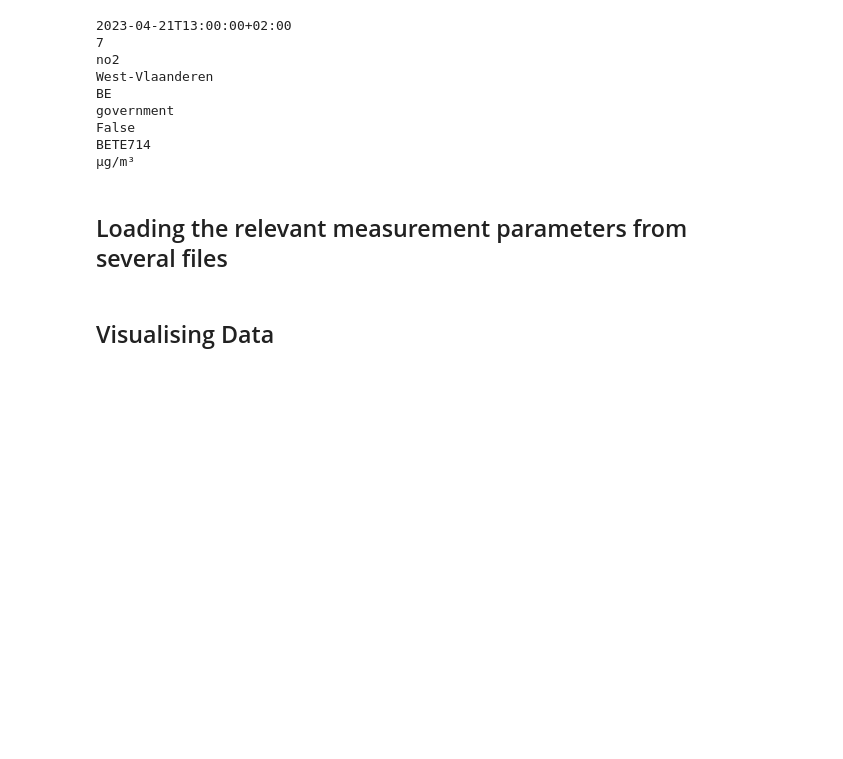
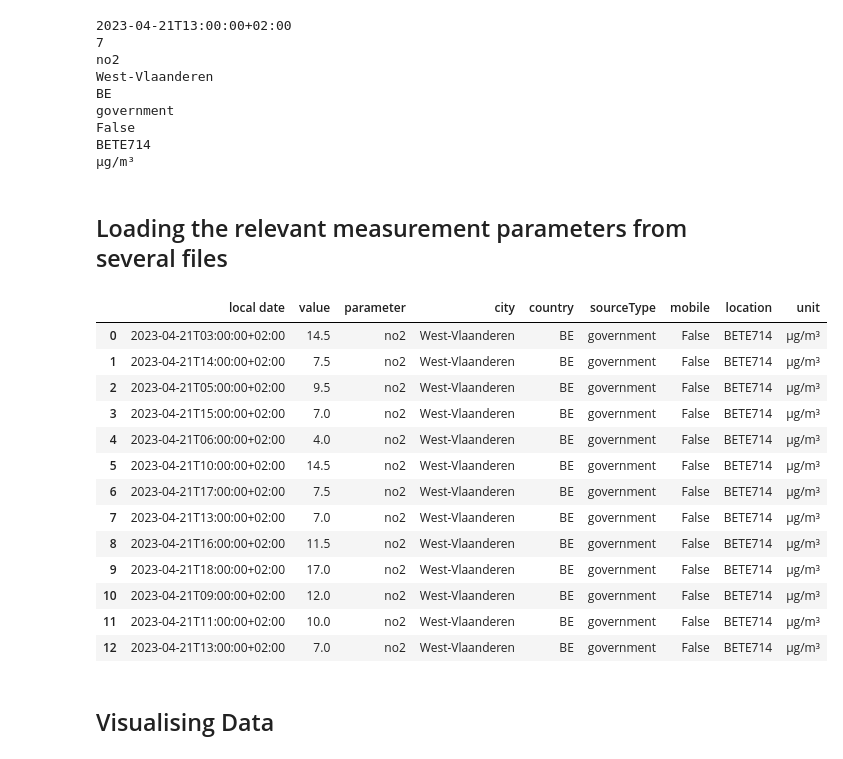
Before and after one commit to gkrampah/inter_project, a Jupyter notebook: DataAnalysis.ipynb, the cells around one changed output. Saved outputs shown, nothing was run; the diff lists cells and outputs as text; code cells hidden in the pictures; blank space fills up the shorter version.

```diff
--- a/DataAnalysis.ipynb
+++ b/DataAnalysis.ipynb
@@ -13,7 +13,7 @@ from datetime import datetime
 # %% [markdown]
 ## Loading and exploring a single data file
 # %%
-data_path = '/home/godwin/Desktop/dataMinded/inter_project/messages'
+data_path = './messages'
 
 # Opening JSON file
 with open(data_path+"/0b8b6084-b29b-4235-895f-7046925ec17e.txt") as f:
@@ -122,7 +122,7 @@ def data_from_all_measurements(city:str)->dict:
 
     new_data['unit'] = []
 
-    for i, file in enumerate(glob.glob('/home/godwin/Desktop/dataMinded/inter_project/message_unique/*')):
+    for i, file in enumerate(glob.glob('./message_unique/*')):
 
         with open(str(file)) as f:
 
@@ -132,34 +132,49 @@ def data_from_all_measurements(city:str)->dict:
 
         if data_mes.get('city') != f'{city}':
 
             continue
 
         #print(i, file, data_mes['date'].get('local'))
 
         new_data['local date'].append(data_mes['date'].get('local'))
 
         new_data['value'].append(data_mes.get('value'))
 
         new_data['parameter'].append(data_mes.get('parameter'))
 
         new_data['city'].append(data_mes.get('city'))
 
         new_data['country'].append(data_mes.get('country'))
 
         new_data['sourceType'].append(data_mes.get('sourceType'))
 
         new_data['mobile'].append(data_mes.get('mobile'))
 
         new_data['location'].append(data_mes.get('location'))
 
         new_data['unit'].append(data_mes.get('unit'))
 
     return new_data
 
 
 new_data = data_from_all_measurements("West-Vlaanderen")
 
-#pd.DataFrame.from_dict(new_data)
+pd.DataFrame.from_dict(new_data)
+# %% [output]
+|  | local date | value | parameter | city | country | sourceType | mobile | location | unit |
+| 0 | 2023-04-21T03:00:00+02:00 | 14.5 | no2 | West-Vlaanderen | BE | government | False | BETE714 | µg/m³ |
+| 1 | 2023-04-21T14:00:00+02:00 | 7.5 | no2 | West-Vlaanderen | BE | government | False | BETE714 | µg/m³ |
+| 2 | 2023-04-21T05:00:00+02:00 | 9.5 | no2 | West-Vlaanderen | BE | government | False | BETE714 | µg/m³ |
+| 3 | 2023-04-21T15:00:00+02:00 | 7.0 | no2 | West-Vlaanderen | BE | government | False | BETE714 | µg/m³ |
+| 4 | 2023-04-21T06:00:00+02:00 | 4.0 | no2 | West-Vlaanderen | BE | government | False | BETE714 | µg/m³ |
+| 5 | 2023-04-21T10:00:00+02:00 | 14.5 | no2 | West-Vlaanderen | BE | government | False | BETE714 | µg/m³ |
+| 6 | 2023-04-21T17:00:00+02:00 | 7.5 | no2 | West-Vlaanderen | BE | government | False | BETE714 | µg/m³ |
+| 7 | 2023-04-21T13:00:00+02:00 | 7.0 | no2 | West-Vlaanderen | BE | government | False | BETE714 | µg/m³ |
+| 8 | 2023-04-21T16:00:00+02:00 | 11.5 | no2 | West-Vlaanderen | BE | government | False | BETE714 | µg/m³ |
+| 9 | 2023-04-21T18:00:00+02:00 | 17.0 | no2 | West-Vlaanderen | BE | government | False | BETE714 | µg/m³ |
+| 10 | 2023-04-21T09:00:00+02:00 | 12.0 | no2 | West-Vlaanderen | BE | government | False | BETE714 | µg/m³ |
+| 11 | 2023-04-21T11:00:00+02:00 | 10.0 | no2 | West-Vlaanderen | BE | government | False | BETE714 | µg/m³ |
+| 12 | 2023-04-21T13:00:00+02:00 | 7.0 | no2 | West-Vlaanderen | BE | government | False | BETE714 | µg/m³ |
 # %% [markdown]
 ## Visualising Data
 # %%
```
